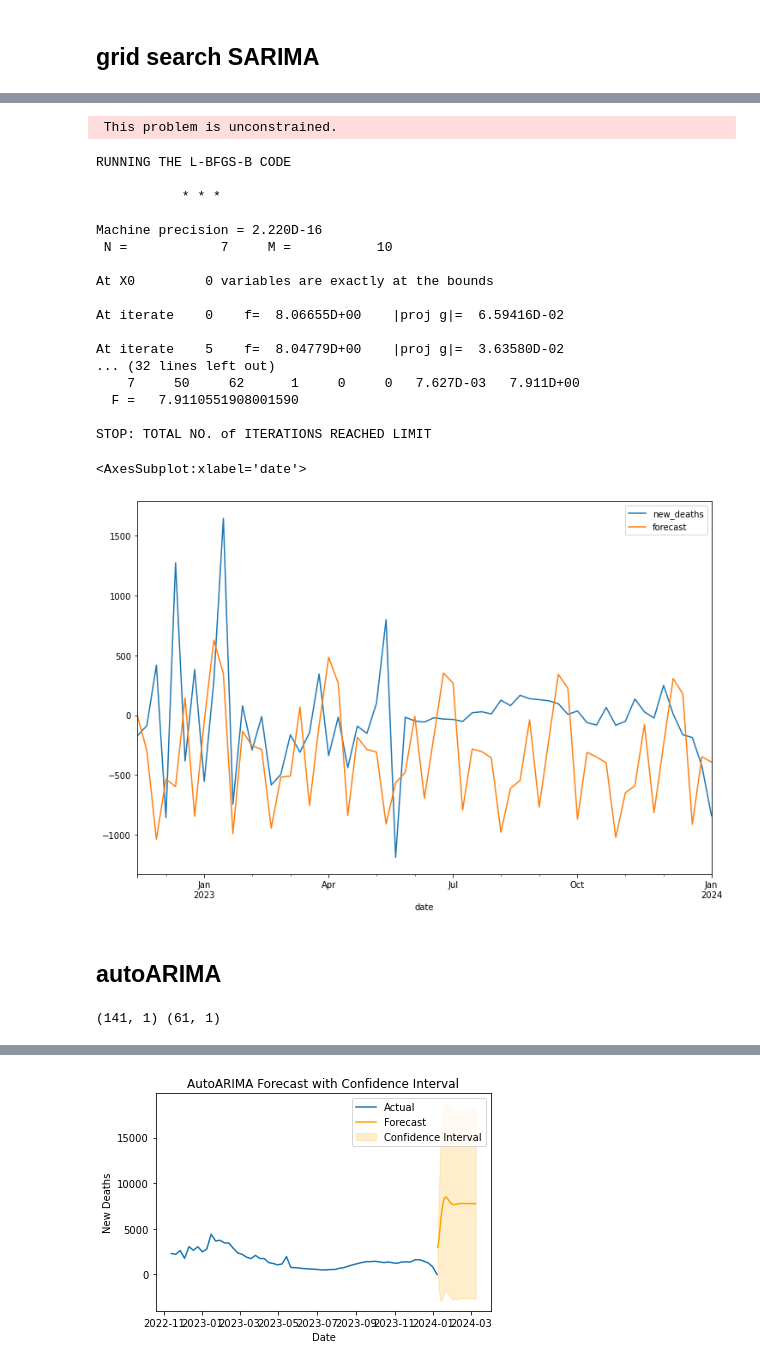
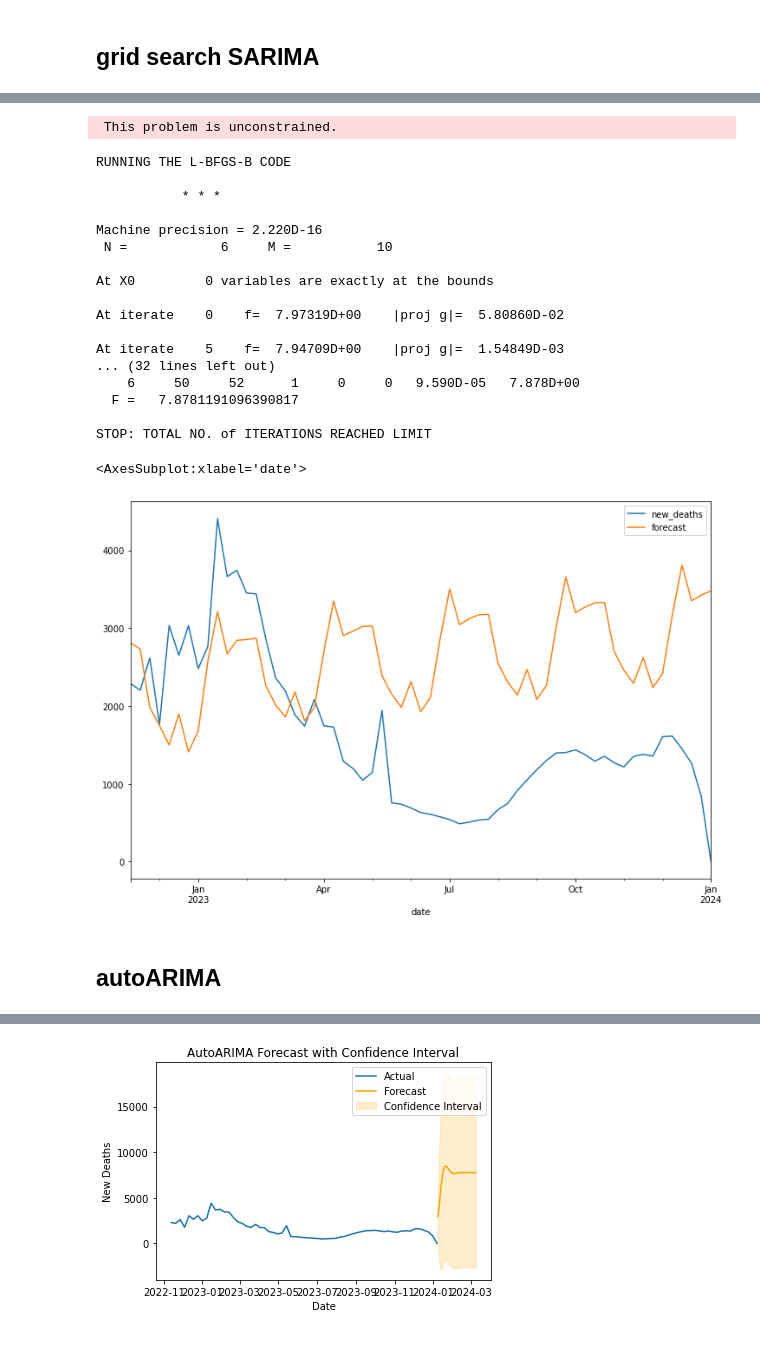
Before and after one commit to y-ginther/DS-Capstone, a Jupyter notebook: ARIMA_c.ipynb, the cells around one changed output, grey strips where cells are left out. Saved outputs shown, nothing was run; the diff lists cells and outputs as text; code cells hidden in the pictures.

```diff
--- a/ARIMA_c.ipynb
+++ b/ARIMA_c.ipynb
@@ -1869,10 +1842,11 @@ metrics = metrics.append(new_row, ignore_index=True)
 # %% [markdown]
 ## train/test split
 # %%
-us = pd.read_csv('us_diff.csv')
+us = pd.read_csv('univariate_df_United_States.csv')
 us = us.set_index('date')
 us.index = pd.to_datetime(us.index)
 us = us.drop('Unnamed: 0', axis=1)
+us = us.drop('diff1', axis=1)
 us.sort_index()
 train_size = int(len(us) * 0.7)
 us_train, us_test = us[0:train_size], us[train_size:]
@@ -1953,5 +1927,5 @@ pd.DataFrame(results, columns=['p','q','aic']).sort_values('aic')
 # %%
-model=ARIMA(us_train['new_deaths'],order=(4,1,2))
+model=ARIMA(us_train['new_deaths'],order=(3,1,1))
 model_fit=model.fit()
 model_fit.summary()
 # %% [output]
@@ -2134,29 +2106,29 @@ df_results
 # %%
-model=sm.tsa.statespace.SARIMAX(us_train['new_deaths'],order=(2, 1, 1),seasonal_order=(2,1,1,12))
+model=sm.tsa.statespace.SARIMAX(us_train['new_deaths'],order=(1, 1, 2),seasonal_order=(1,1,1,12))
 results=model.fit()
 us_test['forecast']=results.predict(start=141,end=202,dynamic=True)
 us_test[['new_deaths','forecast']].plot(figsize=(12,8))
 # %% [output]
  This problem is unconstrained.
 RUNNING THE L-BFGS-B CODE
 
            * * *
 
 Machine precision = 2.220D-16
- N =            7     M =           10
+ N =            6     M =           10
 
 At X0         0 variables are exactly at the bounds
 
-At iterate    0    f=  8.06655D+00    |proj g|=  6.59416D-02
+At iterate    0    f=  7.97319D+00    |proj g|=  5.80860D-02
 
-At iterate    5    f=  8.04779D+00    |proj g|=  3.63580D-02
+At iterate    5    f=  7.94709D+00    |proj g|=  1.54849D-03
 ... (32 lines left out)
-    7     50     62      1     0     0   7.627D-03   7.911D+00
-  F =   7.9110551908001590
+    6     50     52      1     0     0   9.590D-05   7.878D+00
+  F =   7.8781191096390817
 
 STOP: TOTAL NO. of ITERATIONS REACHED LIMIT
 <AxesSubplot:xlabel='date'>
-[figure, old version]
+[figure, new version]
 # %%
 mae = mean_absolute_error(us_test['new_deaths'], us_test['forecast'])
 mape = mean_absolute_percentage_error(us_test['new_deaths'], us_test['forecast'])
@@ -2165,19 +2137,6 @@ new_row = {'country': 'US', 'model': 'SARIMA', 'mae': mae, 'mape': mape, 'rsq':
 metrics = metrics.append(new_row, ignore_index=True)
 # %% [markdown]
 ## autoARIMA
-# %%
-# need un-differenced data
-us = pd.read_csv('univariate_df_United_states.csv')
-us = us.set_index('date')
-us.index = pd.to_datetime(us.index)
-us = us.drop('Unnamed: 0', axis=1)
-us = us.drop('diff1', axis=1)
-us.sort_index()
-train_size = int(len(us) * 0.7)
-us_train, us_test = us[0:train_size], us[train_size:]
-print(us_train.shape, us_test.shape)
-# %% [output]
-(141, 1) (61, 1)
 # %%
 auto_model = auto_arima(us_train['new_deaths'], seasonal=True, m=12, suppress_warnings=True, stepwise=True)
 
```
Also changed, not shown: parts of 111 cells of this notebook, 1 other file.
